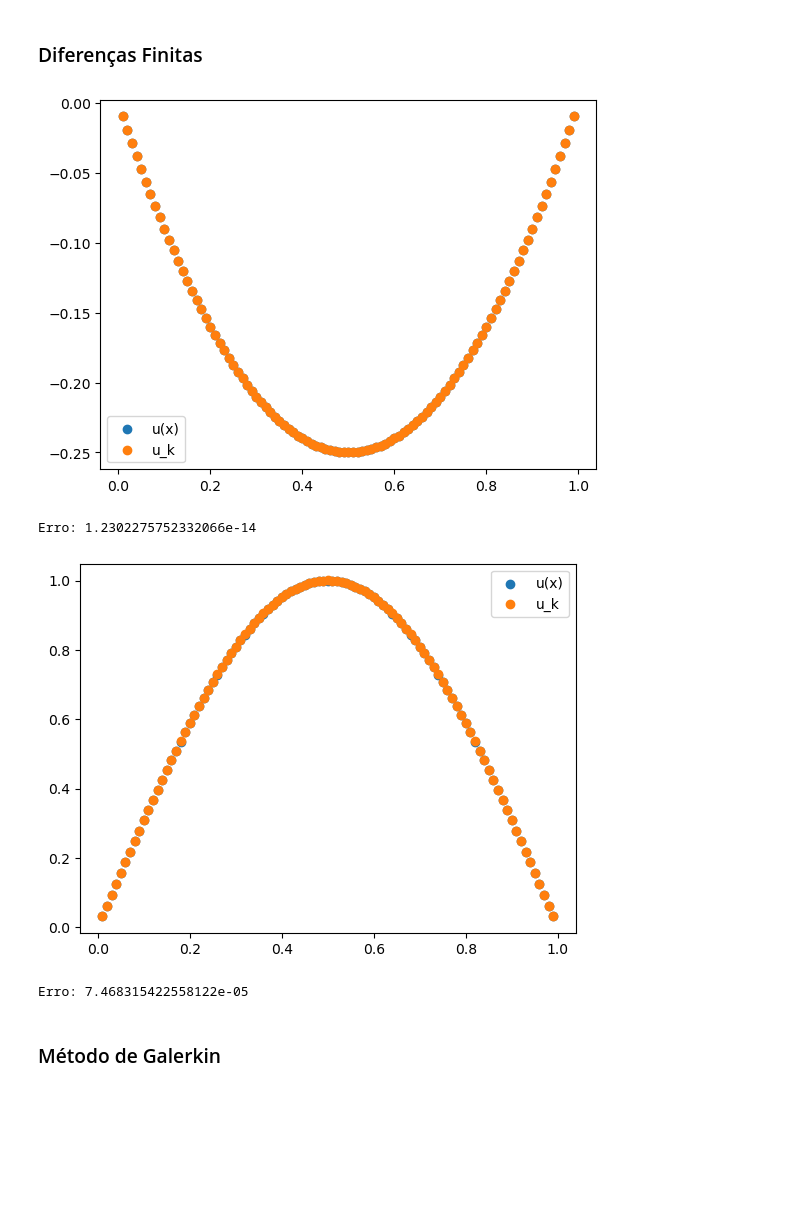
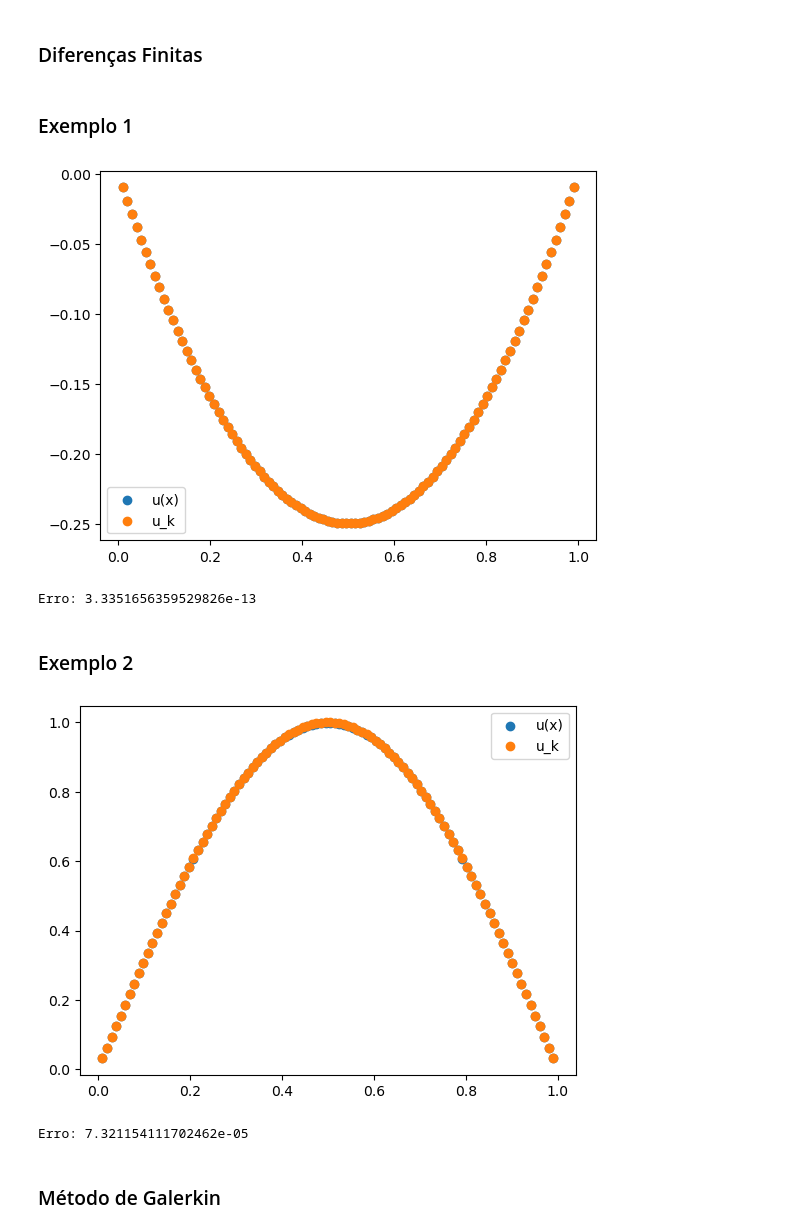
Before and after one commit to pedro-jorge/Elementos-Finitos, a Jupyter notebook: Lab_1.ipynb, the cells around one changed output. Drawn from its saved outputs; the diff is of its cells as text; code cells hidden in the pictures; blank space fills up the shorter version.

```diff
--- a/Lab_1.ipynb
+++ b/Lab_1.ipynb
@@ -1,14 +0,0 @@
-# %%
-import numpy as np
-from typing import *
-import matplotlib.pyplot as plt
-from numpy import pi, sin
-
-alpha = 1
-beta = 1
-
-u_0 = 0
-u_1 = 0
-
-h = 0.1
-m = 10
@@ -34,7 +70,7 @@ def finite_difference(alpha: float,
                       range: List,
                       u_0: float,
                       u_1: float,
-                      h: float) -> np.ndarray:
+                      n: float) -> np.ndarray:
     """
     Args:
         alpha (float): parâmetro alpha das equações
@@ -48,8 +84,8 @@ def finite_difference(alpha: float,
     Returns:
         np.ndarray: _description_
     """
+    h = 1 / (n+1)
     x = np.arange(range[0] + h, range[1], h)
-    n = len(x)
 
     diagonal = (2*alpha + beta*h**2) / h**2 * np.ones(n)
     lower_diagonal = -alpha/h**2 * np.ones(n-1)
@@ -64,56 +100,40 @@ def finite_difference(alpha: float,
     return x, np.linalg.solve(A, b)
 
 
-def error(u: np.ndarray, u_k: np.ndarray):
+def finite_difference_error(u: np.ndarray, u_k: np.ndarray):
     return np.linalg.norm(u - u_k) / np.linalg.norm(u)
+# %% [markdown]
+### Exemplo 1
 # %%
-example_1 = dict(
-    alpha = 1,
-    beta = 1,
-    f = lambda x: -2*alpha + beta*x*(x-1),
-    range = [0, 1],
-    u_0 = 0,
-    u_1 = 0,
-    h = 0.01
-)
-
 def u(x):
     return x*(x-1)
 
 x, u_k = finite_difference(**example_1)
 u_x = u(x)
-relative_error = error(u(x), u_k)
+relative_error = finite_difference_error(u(x), u_k)
 
 
 plot(x, u_k, u_x)
 print(f"Erro: {relative_error}")
 # %% [output]
 [figure]
-Erro: 1.2302275752332066e-14
+Erro: 3.3351656359529826e-13
+# %% [markdown]
+### Exemplo 2
 # %%
-example_2 = dict(
-    alpha = 1,
-    beta = 1,
-    f = lambda x: alpha*pi**2*sin(pi*x) + beta*sin(pi*x),
-    range = [0, 1],
-    u_0 = 0,
-    u_1 = 0,
-    h = 0.01
-)
-
 def u(x):
     return sin(pi*x)
 
 x, u_k = finite_difference(**example_2)
 u_x = u(x)
-relative_error = error(u(x), u_k)
+relative_error = finite_difference_error(u(x), u_k)
 
 
 plot(x, u_k, u_x)
 print(f"Erro: {relative_error}")
 # %% [output]
-[figure, old version]
+[figure, new version]
-Erro: 7.468315422558122e-05
+Erro: 7.321154111702462e-05
 # %% [markdown]
 ### Método de Galerkin
 # %%
```
Also changed, not shown: parts of 11 cells of this notebook.
